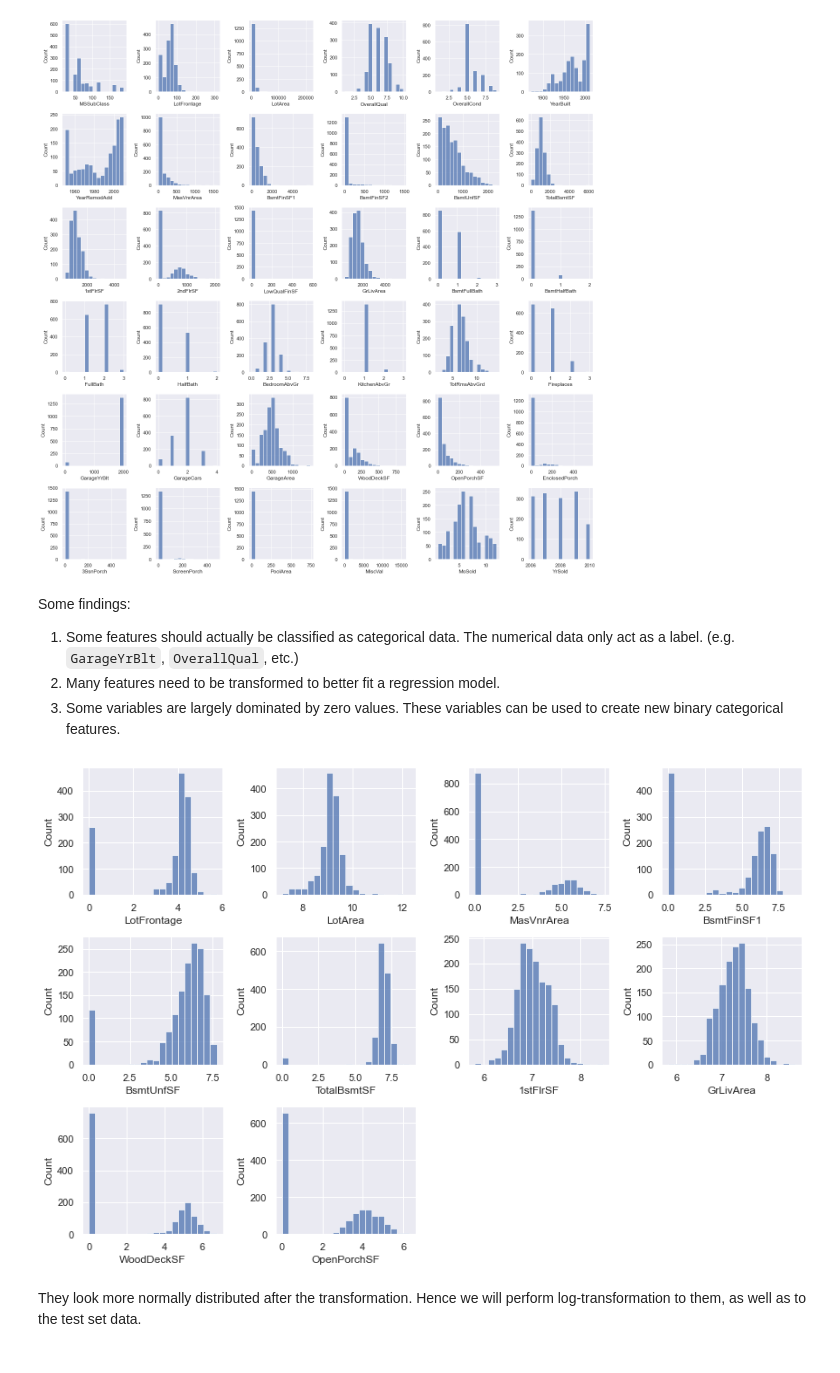
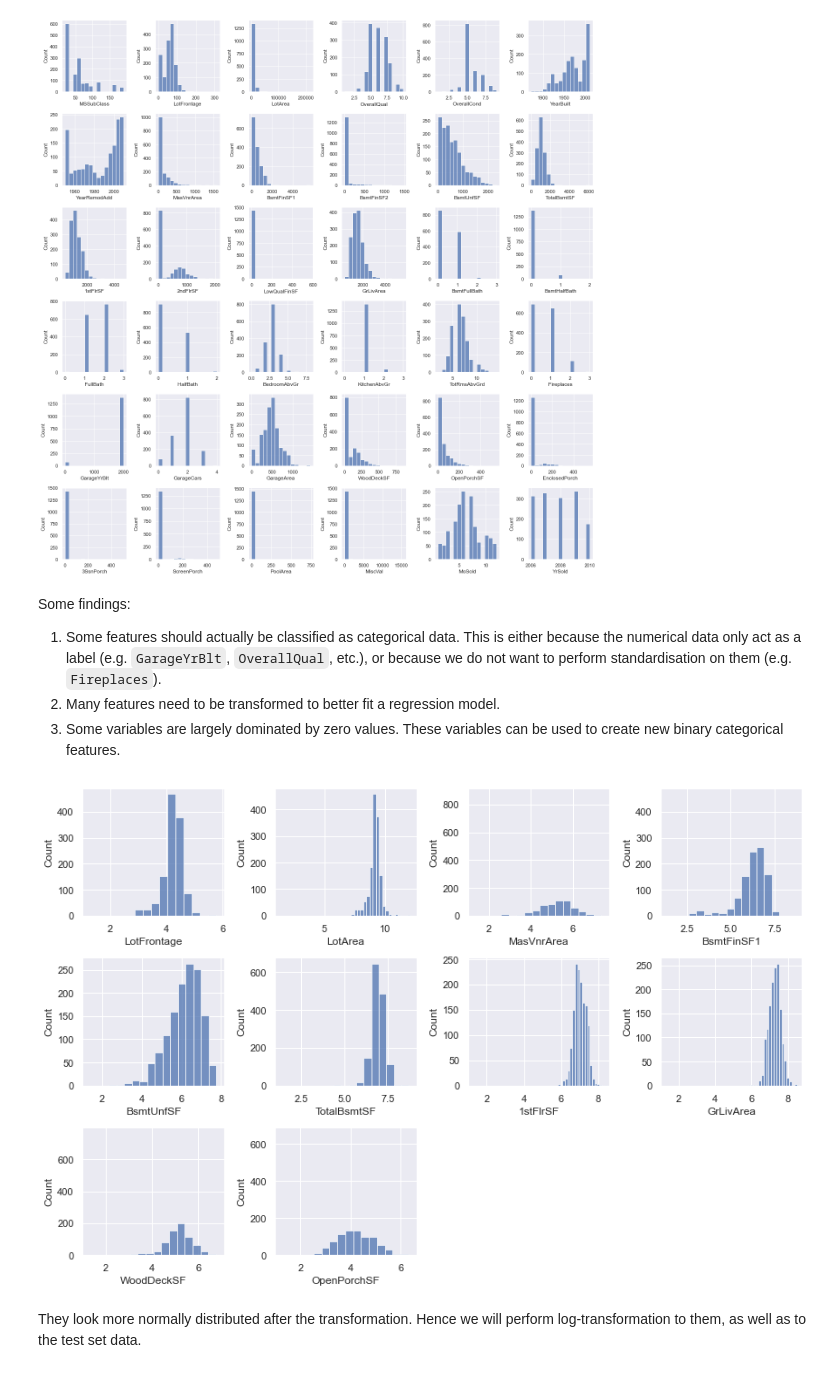
Before and after one commit to yulun-cd/houseprice-prediction, a Jupyter notebook: hp_workbook.ipynb, the cells around one changed output. Drawn from its saved outputs; the diff is of its cells as text; code cells hidden in the pictures.

```diff
--- a/hp_workbook.ipynb
+++ b/hp_workbook.ipynb
@@ -573,13 +580,15 @@ plt.show()
 [figure]
 # %% [markdown]
 Some findings:
-1. Some features should actually be classified as categorical data. The numerical data only act as a label. (e.g. `GarageYrBlt`, `OverallQual`, etc.)
+1. Some features should actually be classified as categorical data. This is either because the numerical data only act as a label (e.g. `GarageYrBlt`, `OverallQual`, etc.), or because we do not want to perform standardisation on them (e.g. `Fireplaces`).
 2. Many features need to be transformed to better fit a regression model.
 3. Some variables are largely dominated by zero values. These variables can be used to create new binary categorical features.
 # %%
 # classify some numerical features to categorical features
 num_to_cat = ['MSSubClass', 'OverallQual', 'OverallCond', 'YearBuilt', 'YearRemodAdd',
-              'GarageYrBlt', 'MoSold', 'YrSold']
+              'BsmtFullBath', 'BsmtHalfBath', 'FullBath', 'HalfBath', 'BedroomAbvGr',
+              'KitchenAbvGr', 'TotRmsAbvGrd', 'Fireplaces', 'GarageYrBlt', 'GarageCars',
+              'MoSold', 'YrSold']
 
 for col in num_to_cat:
     num_cols.remove(col)
@@ -593,19 +602,22 @@ X_test[num_to_cat] = X_test[num_to_cat].astype(str)
 non_normal = ['LotFrontage', 'LotArea', 'MasVnrArea', 'BsmtFinSF1', 'BsmtUnfSF', 'TotalBsmtSF',
               '1stFlrSF', 'GrLivArea', 'WoodDeckSF', 'OpenPorchSF']
 # %%
+# have a look at their distributions after the transformation
 plt.figure(figsize=(12, 8))
 
 for i, col in enumerate(non_normal):
     plt.subplot(3, 4, i+1)
     if X[col].min():
         sns.histplot(x=np.log(X[col]), bins=20)
     else:
         sns.histplot(x=np.log(X[col]+1), bins=20)
+    # discard the zero values
+    plt.xlim(left=1)
 
 plt.tight_layout()
 plt.show()
 # %% [output]
-[figure, old version]
+[figure, new version]
 # %% [markdown]
 They look more normally distributed after the transformation. Hence we will perform log-transformation to them, as well as to the test set data.
 # %%
```
Also changed, not shown: parts of 23 cells of this notebook.
